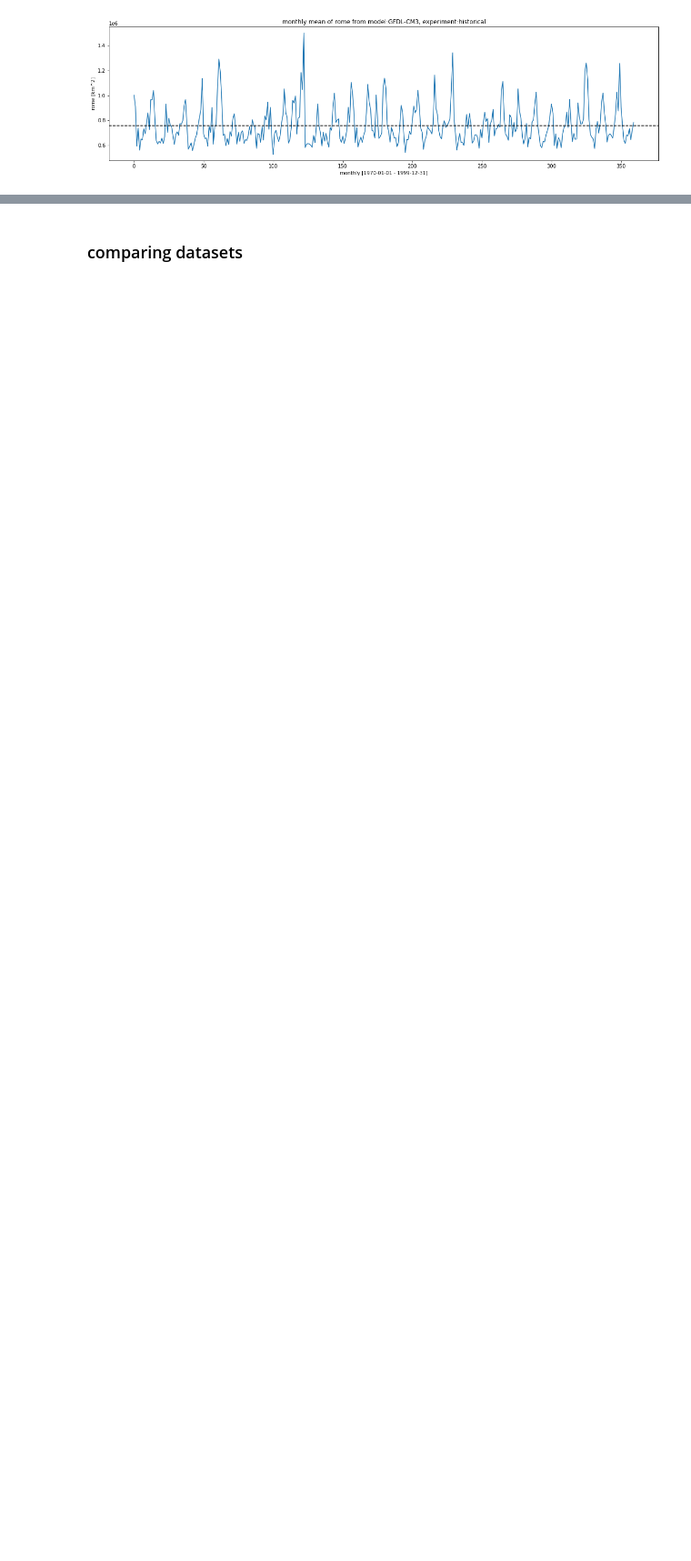
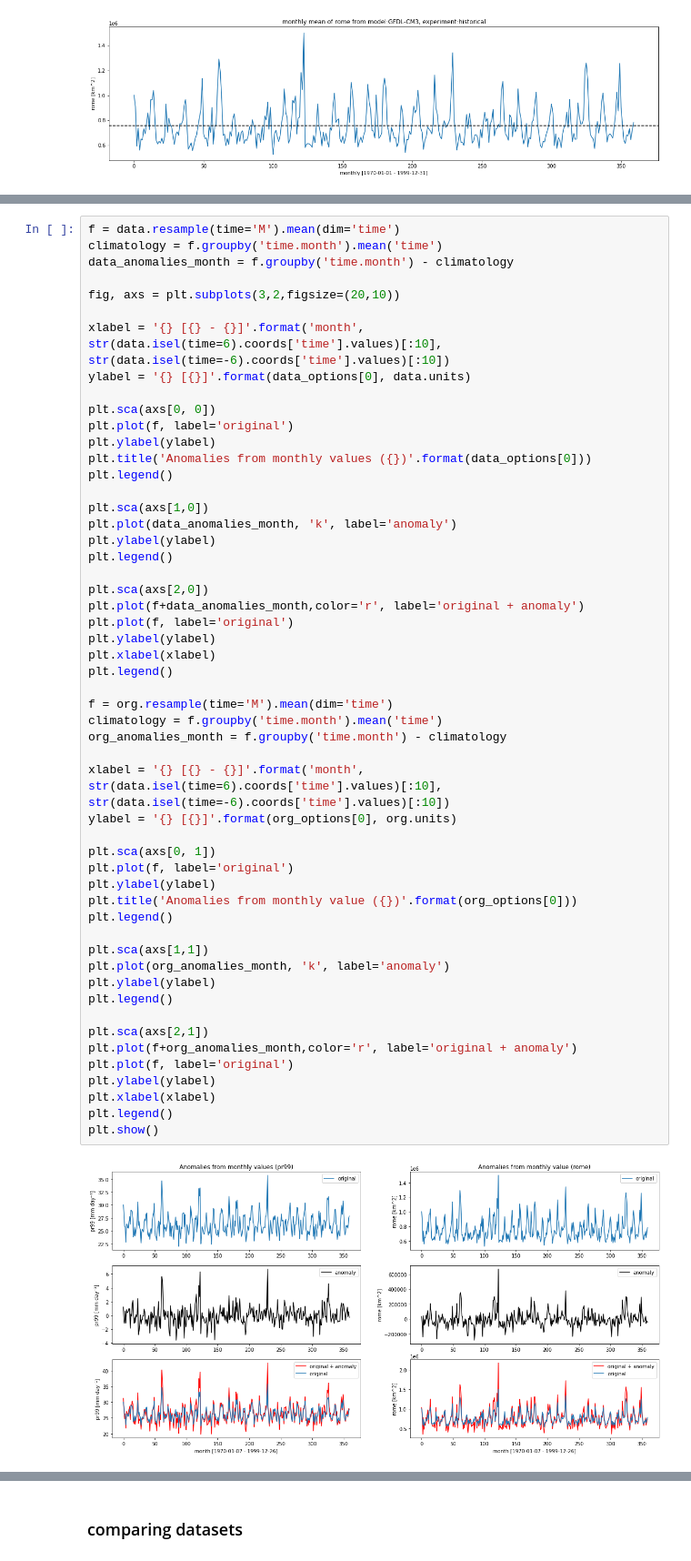
Before and after one commit to PBlackberg/phd, a Jupyter notebook: plotting/correlations/org_pr/org_prPercentile.ipynb, the cells around one changed output, grey strips where cells are left out. Shown at 91% size. Saved outputs shown, nothing was run; the diff lists cells and outputs as text; blank space fills up the shorter version.

```diff
--- a/plotting/correlations/org_pr/org_prPercentile.ipynb
+++ b/plotting/correlations/org_pr/org_prPercentile.ipynb
@@ -250,0 +253,55 @@ plt.show()
+# %%
+f = data.resample(time='M').mean(dim='time')
+climatology = f.groupby('time.month').mean('time')
+data_anomalies_month = f.groupby('time.month') - climatology
+
+fig, axs = plt.subplots(3,2,figsize=(20,10))
+
+xlabel = '{} [{} - {}]'.format('month', str(data.isel(time=6).coords['time'].values)[:10], str(data.isel(time=-6).coords['time'].values)[:10])
+ylabel = '{} [{}]'.format(data_options[0], data.units)
+
+plt.sca(axs[0, 0])
+plt.plot(f, label='original')
+plt.ylabel(ylabel)
+plt.title('Anomalies from monthly values ({})'.format(data_options[0]))
+plt.legend()
+
+plt.sca(axs[1,0])
+plt.plot(data_anomalies_month, 'k', label='anomaly')
+plt.ylabel(ylabel)
+plt.legend()
+
+plt.sca(axs[2,0])
+plt.plot(f+data_anomalies_month,color='r', label='original + anomaly')
+plt.plot(f, label='original')
+plt.ylabel(ylabel)
+plt.xlabel(xlabel)
+plt.legend()
+
+f = org.resample(time='M').mean(dim='time')
+climatology = f.groupby('time.month').mean('time')
+org_anomalies_month = f.groupby('time.month') - climatology
+
+xlabel = '{} [{} - {}]'.format('month', str(data.isel(time=6).coords['time'].values)[:10], str(data.isel(time=-6).coords['time'].values)[:10])
+ylabel = '{} [{}]'.format(org_options[0], org.units)
+
+plt.sca(axs[0, 1])
+plt.plot(f, label='original')
+plt.ylabel(ylabel)
+plt.title('Anomalies from monthly value ({})'.format(org_options[0]))
+plt.legend()
+
+plt.sca(axs[1,1])
+plt.plot(org_anomalies_month, 'k', label='anomaly')
+plt.ylabel(ylabel)
+plt.legend()
+
+plt.sca(axs[2,1])
+plt.plot(f+org_anomalies_month,color='r', label='original + anomaly')
+plt.plot(f, label='original')
+plt.ylabel(ylabel)
+plt.xlabel(xlabel)
+plt.legend()
+plt.show()
+# %% [output]
+[figure, added]
```
Also changed, not shown: parts of 4 cells of this notebook, 13 other files.
